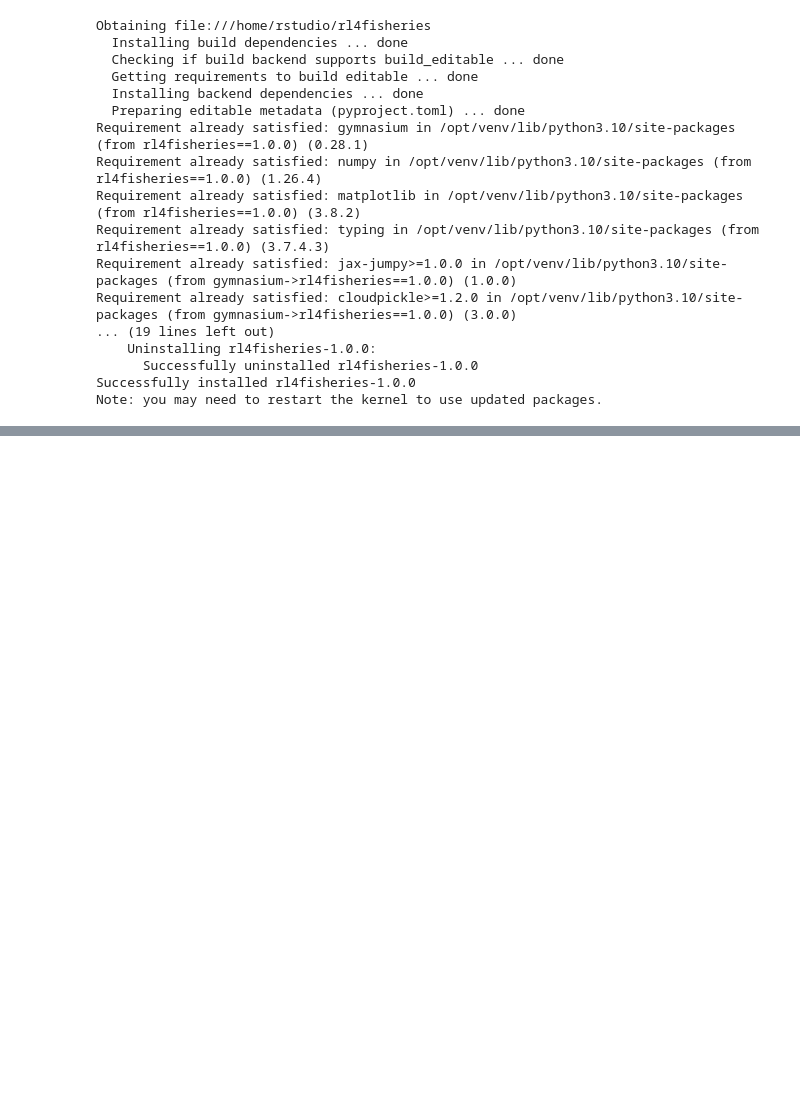
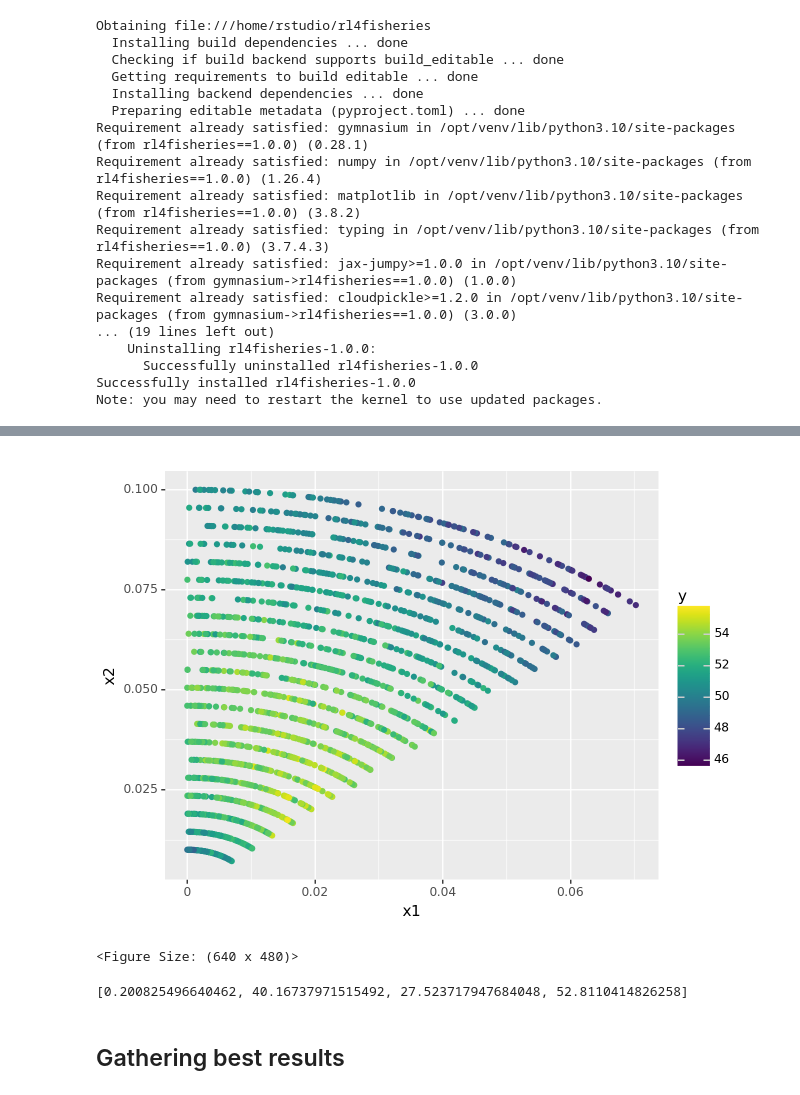
Before and after one commit to petebachant/rl4fisheries, a Jupyter notebook: notebooks/optimal-fixed-policy.ipynb, the cells around one changed output, grey strips where cells are left out. Saved outputs shown, nothing was run; the diff lists cells and outputs as text; code cells hidden in the pictures; blank space fills up the shorter version.

```diff
--- a/notebooks/optimal-fixed-policy.ipynb
+++ b/notebooks/optimal-fixed-policy.ipynb
@@ -60,0 +150,13 @@ f(0.05), f(0.06)
+# %%
+results = []
+y2 = opt_msy
+for radius in np.linspace(0.01, 0.1, 21):
+    print(radius)
+    for _ in tqdm(range(100)):
+        theta = np.random.rand() * np.pi / 4
+        x1 = np.sin(theta) * radius
+        x2 = np.cos(theta) * radius
+        # sin / cos are chosen so that x1 < x2
+        manager = CautionaryRule(x1=x1, x2=x2, y2=y2)
+
+        results.append([x1, x2, *gather_stats(manager, env=env)])
@@ -60,0 +177,9 @@ f(0.05), f(0.06)
+# %%
+df = pl.from_records(results, schema=["x1", "x2", "y", "ymin", "ymax"])
+
+from plotnine import ggplot, aes, geom_point
+
+ggplot(df, aes("x1", "x2", color="y")) + geom_point()
+# %% [output]
+[figure, added]
+<Figure Size: (640 x 480)>
@@ -60,0 +188,6 @@ f(0.05), f(0.06)
+# %%
+cesc_optimum_result
+# %% [output]
+[0.200825496640462, 40.16737971515492, 27.523717947684048, 52.8110414826258]
+# %% [markdown]
+## Gathering best results
```
Also changed, not shown: parts of 22 cells of this notebook.
